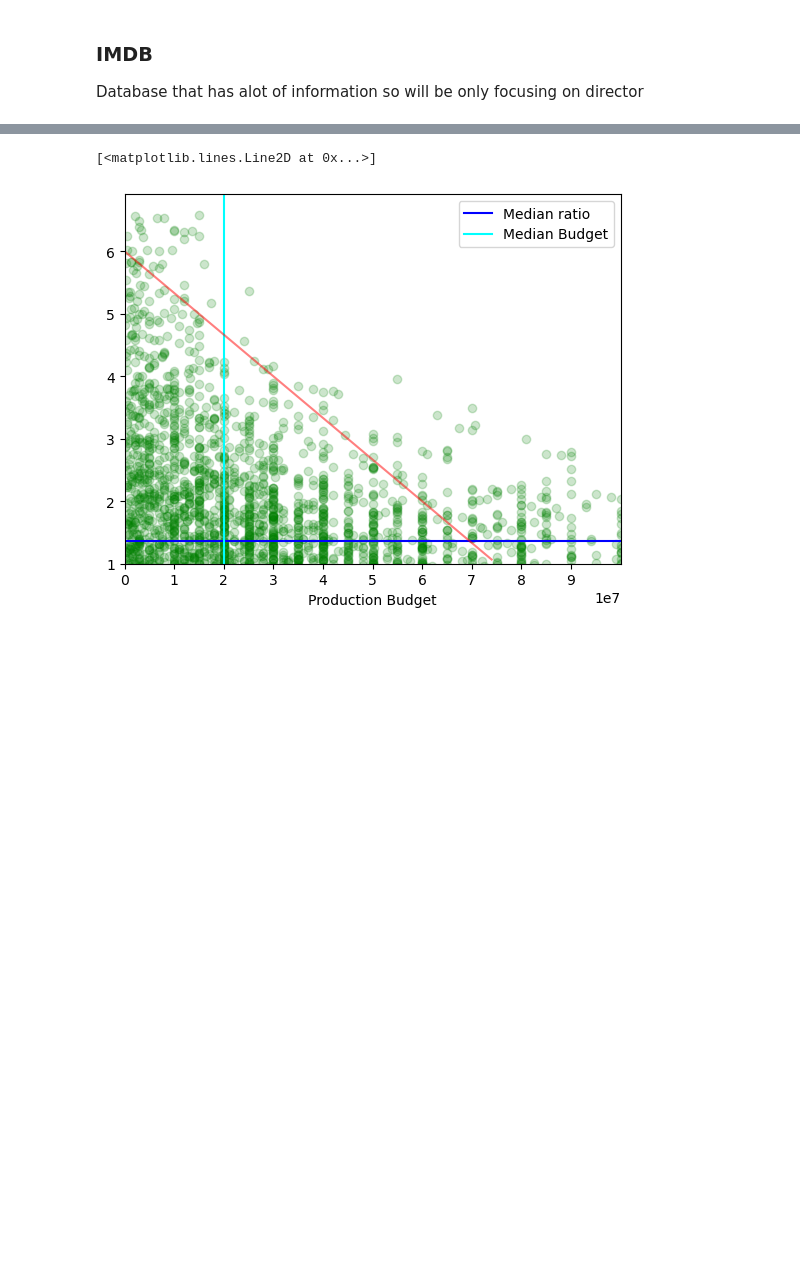
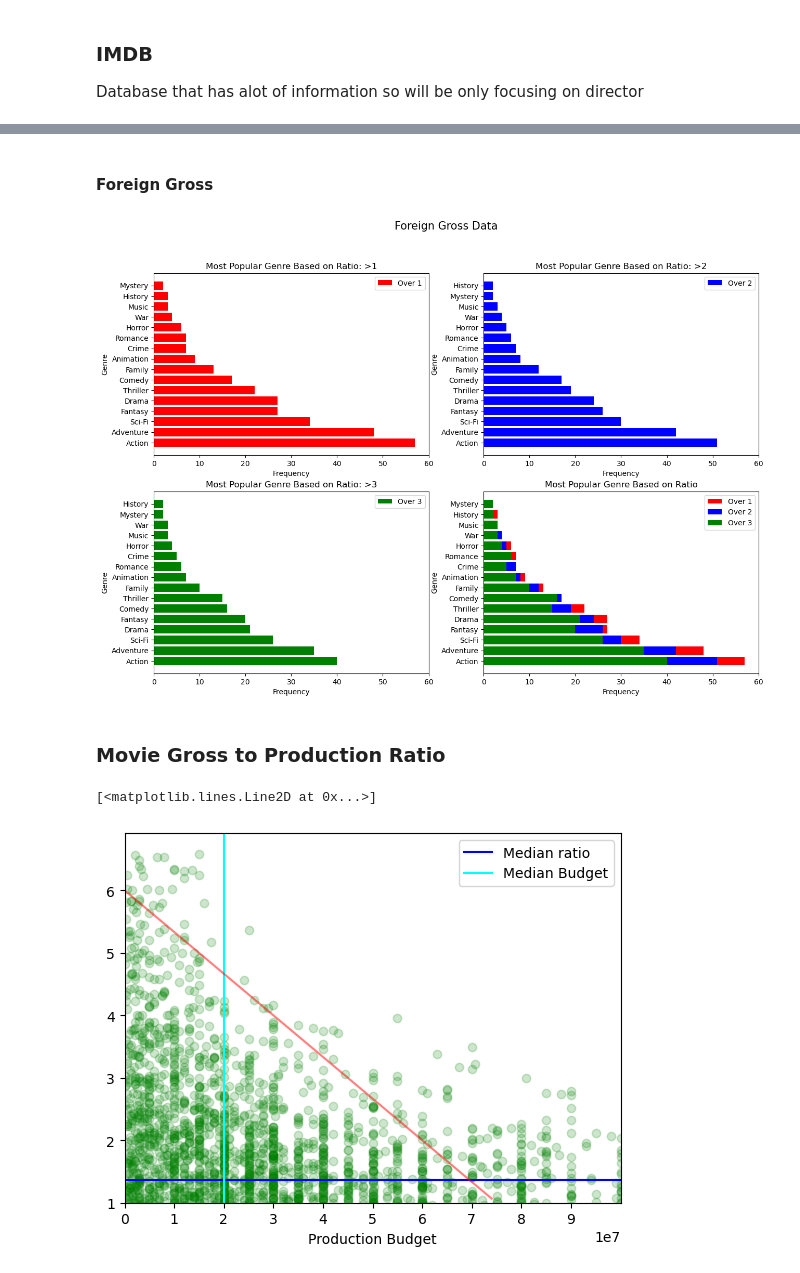
Before and after one commit to Tommyphung1/Movie_Anaylsis_for_Profit-, a Jupyter notebook: movie_code.ipynb, the cells around one changed output, grey strips where cells are left out. Cells and saved outputs as stored; diff of their text form; code cells hidden in the pictures; blank space fills up the shorter version.

```diff
--- a/movie_code.ipynb
+++ b/movie_code.ipynb
@@ -551,3 +357,11 @@ ax2[1,1].set_xlim([0,60]);
+# %% [markdown]
+#### Foreign Gross
+# %%
+dv.genre_comparison('Foreign Gross Data',over_1_w, over_2_w, over_3_w)
+# %% [output]
+[figure, added]
+# %% [markdown]
+### Movie Gross to Production Ratio
 # %%
 fig, ax = plt.subplots()
 ax.scatter(scat_x, scat_y , alpha= .2, color = 'green')
```
Also changed, not shown: parts of 80 cells of this notebook, 5 other files.
